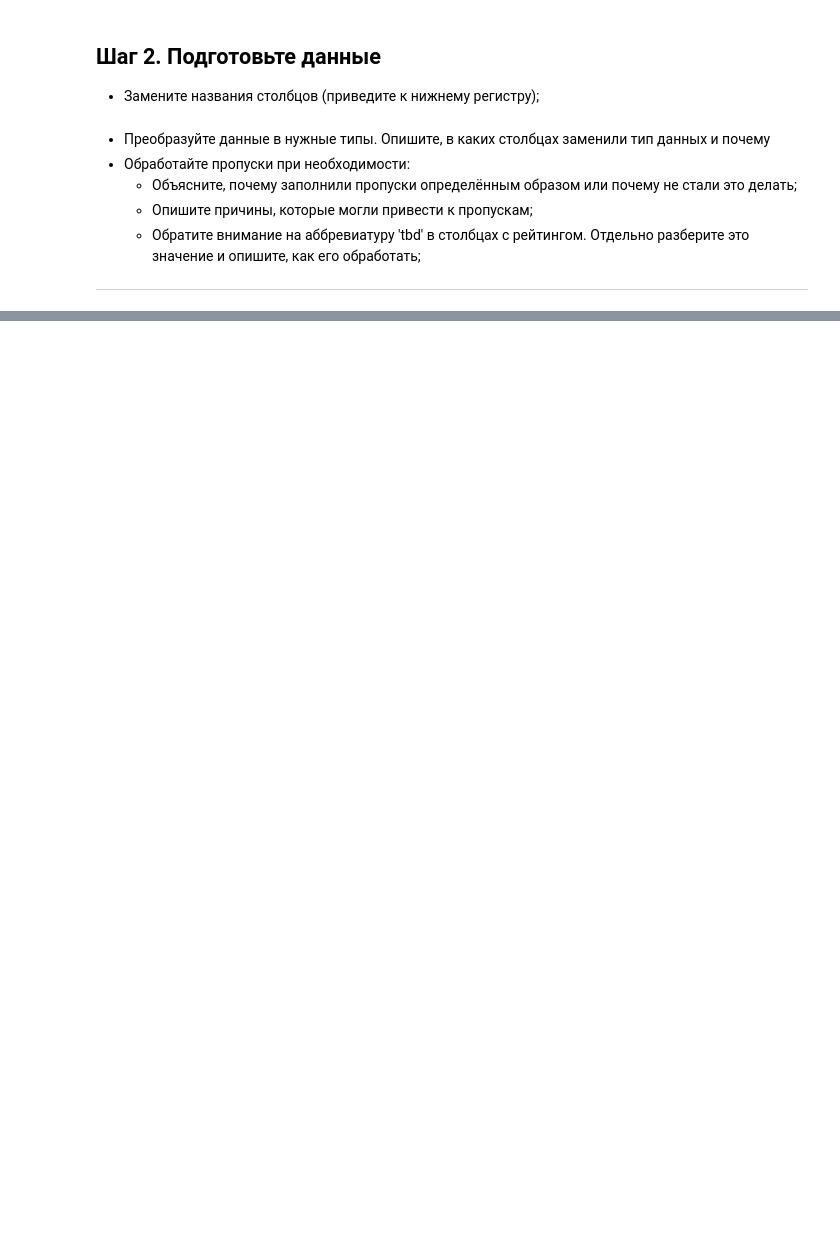
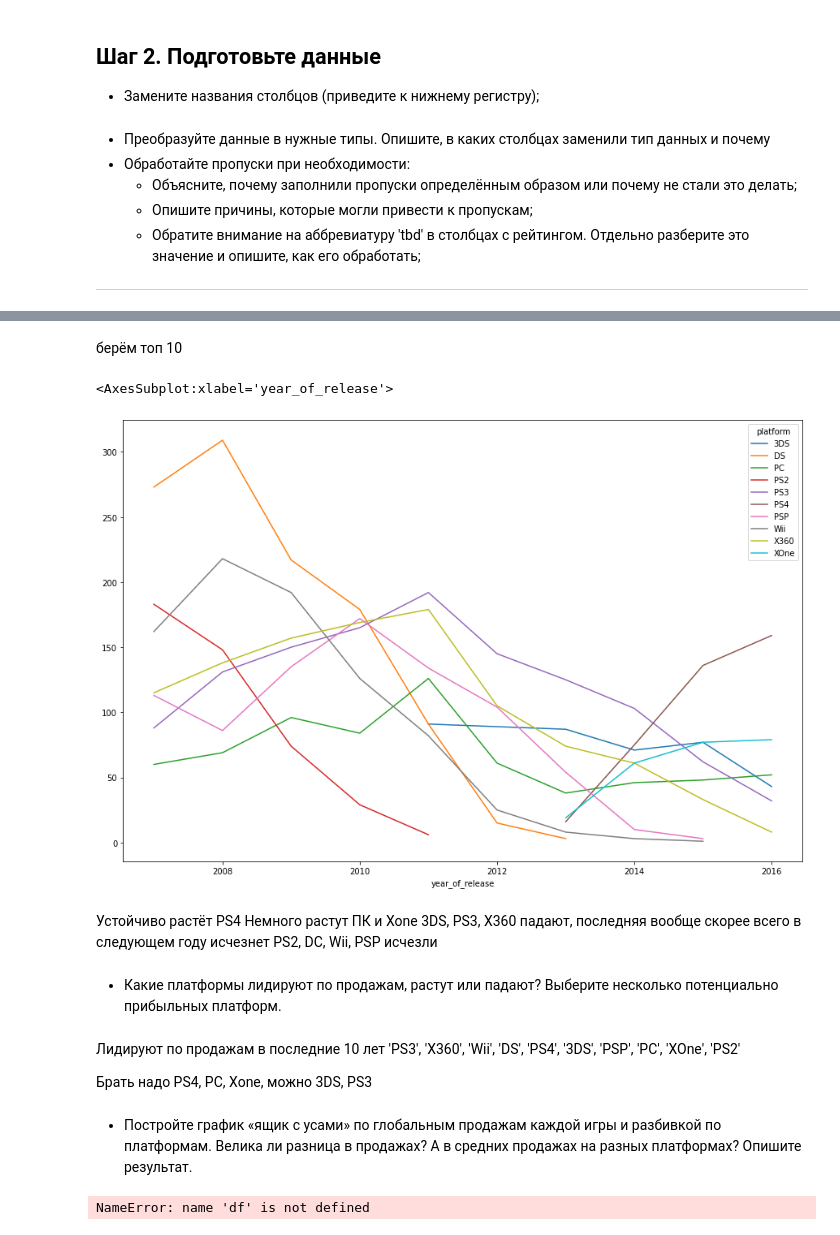
Before and after one commit to nikolai44/data-science-cource, a Jupyter notebook: sprint5/notebook.ipynb, the cells around one changed output, grey strips where cells are left out. Drawn from its saved outputs; the diff is of its cells as text; code cells hidden in the pictures; blank space fills up the shorter version.

```diff
--- a/sprint5/notebook.ipynb
+++ b/sprint5/notebook.ipynb
@@ -114,6 +134,9 @@ df['sales'] = df.na_sales + df.jp_sales + df.eu_sales + df.other_sales
 # %%
-by_years = df.groupby(;)
+df.year_of_release = df.year_of_release.astype('int')
+df = df[df.year_of_release >= 2007]
+by_years = df.groupby('year_of_release').name.count()
+by_years
 
-https://github.com/druzyk/DS_projects/blob/master/4_video_games_analysis.ipynb
-https://github.com/akrisanov/data-science-cource/blob/master/sprint5/notebook.ipynb
-https://github.com/Higem11/Yandex-Data-Analysis/blob/master/5%20%D0%A1%D0%B1%D0%BE%D1%80%D0%BD%D1%8B%D0%B9%20%D0%BF%D1%80%D0%BE%D0%B5%D0%BA%D1%82%201%20-%20%D0%BF%D1%80%D0%BE%D0%B5%D0%BA%D1%82%20%D0%90%D0%BD%D0%B0%D0%BB%D0%B8%D0%B7%20%D0%B8%D0%B3%D1%80%D0%BE%D0%B2%D0%BE%D0%B9%20%D0%B8%D0%BD%D0%B4%D1%83%D1%81%D1%82%D1%80%D0%B8%D0%B8.ipynb
+# https://github.com/druzyk/DS_projects/blob/master/4_video_games_analysis.ipynb
+# https://github.com/akrisanov/data-science-cource/blob/master/sprint5/notebook.ipynb
+# https://github.com/Higem11/Yandex-Data-Analysis/blob/master/5%20%D0%A1%D0%B1%D0%BE%D1%80%D0%BD%D1%8B%D0%B9%20%D0%BF%D1%80%D0%BE%D0%B5%D0%BA%D1%82%201%20-%20%D0%BF%D1%80%D0%BE%D0%B5%D0%BA%D1%82%20%D0%90%D0%BD%D0%B0%D0%BB%D0%B8%D0%B7%20%D0%B8%D0%B3%D1%80%D0%BE%D0%B2%D0%BE%D0%B9%20%D0%B8%D0%BD%D0%B4%D1%83%D1%81%D1%82%D1%80%D0%B8%D0%B8.ipynb
@@ -119,0 +160,3 @@ https://github.com/Higem11/Yandex-Data-Analysis/blob/master/5%20%D0%A1%D0%B1%D0%
+# %%
+by_platform = df.loc[df.platform != '-1'].groupby('platform').sales.sum().sort_values(ascending=False)
+by_platform
@@ -119,0 +182,39 @@ https://github.com/Higem11/Yandex-Data-Analysis/blob/master/5%20%D0%A1%D0%B1%D0%
+# %% [markdown]
+берём топ 10
+# %%
+platform_top = list(by_platform.iloc[:10].index)
+tmp = df.loc[df.platform.isin(platform_top)].groupby(['platform', 'year_of_release']).name.count()
+tmp.unstack(level=0).plot(figsize=(15, 10))
+# %% [output]
+<AxesSubplot:xlabel='year_of_release'>
+[figure, added]
+# %% [markdown]
+Устойчиво растёт PS4
+Немного растут ПК и Xone
+3DS, PS3, X360 падают, последняя вообще скорее всего в следующем году исчезнет
+PS2, DC, Wii, PSP исчезли
+# %% [markdown]
+- Какие платформы лидируют по продажам, растут или падают? Выберите несколько потенциально прибыльных
+платформ.
+# %% [markdown]
+Лидируют по продажам в последние 10 лет 'PS3', 'X360', 'Wii', 'DS', 'PS4', '3DS', 'PSP', 'PC', 'XOne', 'PS2'
+
+Брать надо PS4, PC, Xone, можно 3DS, PS3
+# %% [markdown]
+- Постройте график «ящик с усами» по глобальным продажам каждой игры и разбивкой по платформам.
+Велика ли разница в продажах?
+А в средних продажах на разных платформах? Опишите результат.
+# %%
+df.reset_index(drop=True, inplace=True)
+
+Q1 = df.sales.quantile(0.25)
+Q3 = df.sales.quantile(0.75)
+IQR = Q3 - Q1
+mean = df.sales.median()
+
+df.query('(@Q1 - 1.5 * @IQR) <= sales <= (@Q3 + 1.5 * @IQR)').boxplot(by='platform', column=['sales'],
+                                                                      flierprops={'marker': '.',
+                                                                                  'markersize': 1
+                                                                                  })
+# %% [output]
+NameError: name 'df' is not defined
```
Also changed, not shown: parts of 16 cells of this notebook.
